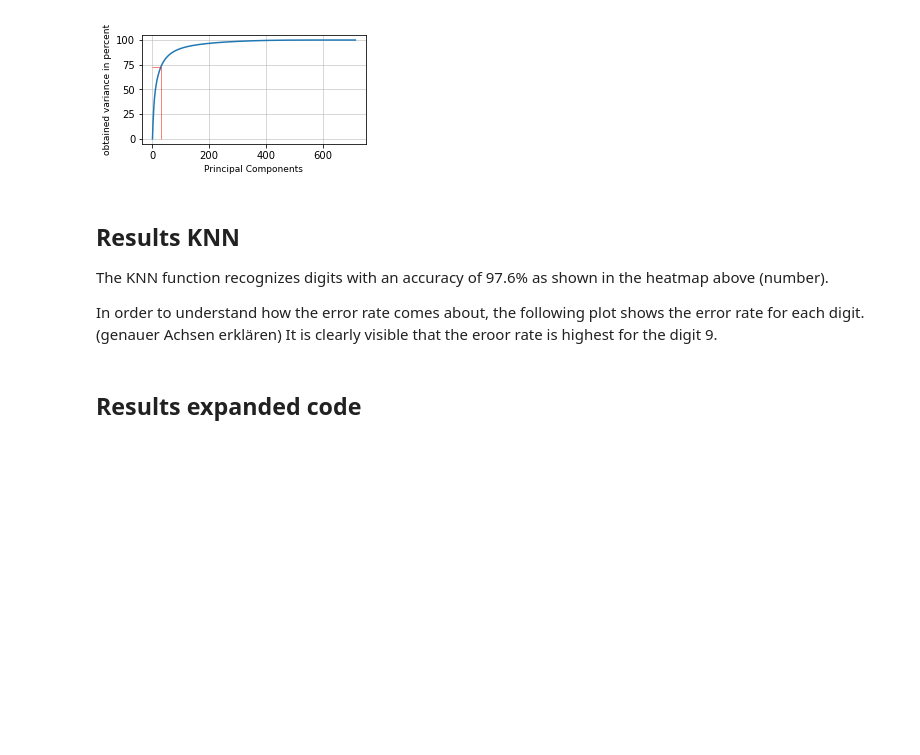
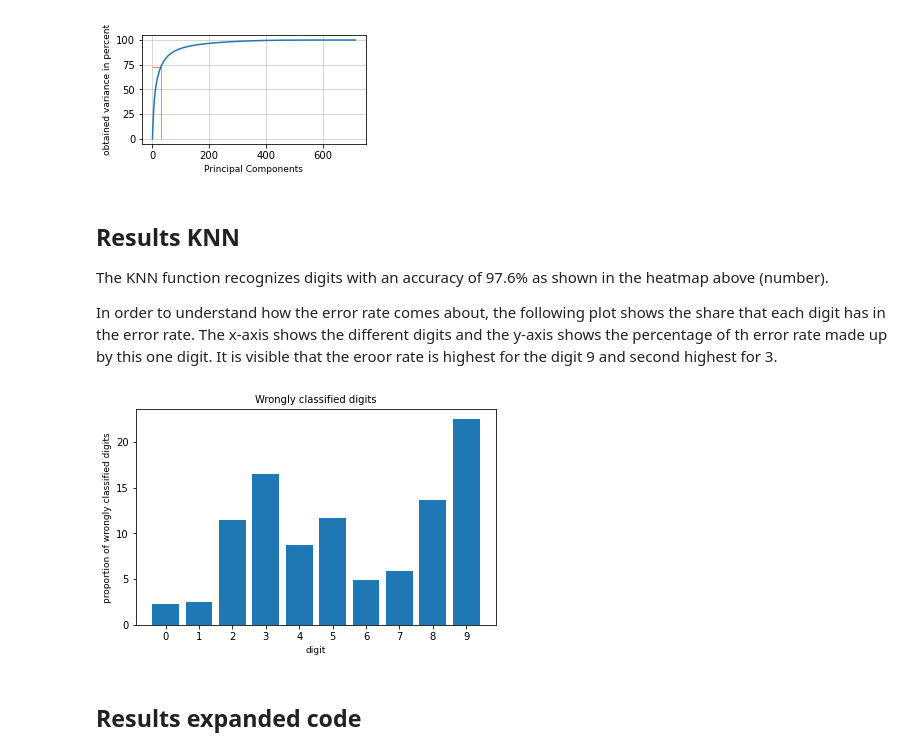
Before and after one commit to datascience-mobi-2022/2022-topic-01-team-02, a Jupyter notebook: Report.ipynb, the cells around one changed output. Saved outputs shown, nothing was run; the diff lists cells and outputs as text; code cells hidden in the pictures; blank space fills up the shorter version.

```diff
--- a/Report.ipynb
+++ b/Report.ipynb
@@ -236,7 +236,11 @@ vis.PC_variance()
 ## Results KNN
 The KNN function recognizes digits with an accuracy of 97.6% as shown in the heatmap above (number).
 
-In order to understand how the error rate comes about, the following plot shows the error rate for each digit. (genauer Achsen erklären) It is clearly visible that the eroor rate is highest for the digit 9.
+In order to understand how the error rate comes about, the following plot shows the share that each digit has in the error rate. The x-axis shows the different digits and the y-axis shows the percentage of th error rate made up by this one digit. It is visible that the eroor rate is highest for the digit 9 and second highest for 3.
+# %%
+vis.barplot_false_digits()
+# %% [output]
+[figure, added]
 # %% [markdown]
 ## Results expanded code
 # %% [markdown]
```
Also changed, not shown: parts of 1 cell of this notebook.
